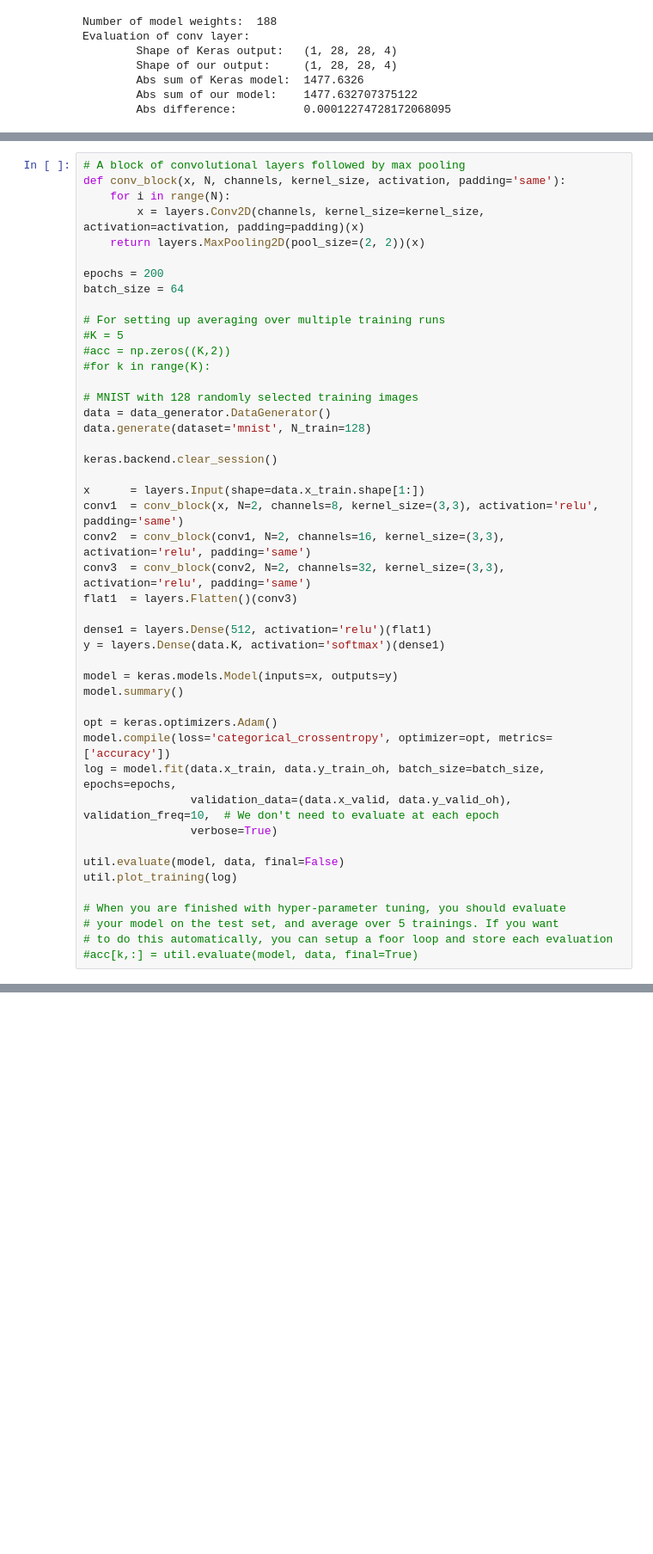
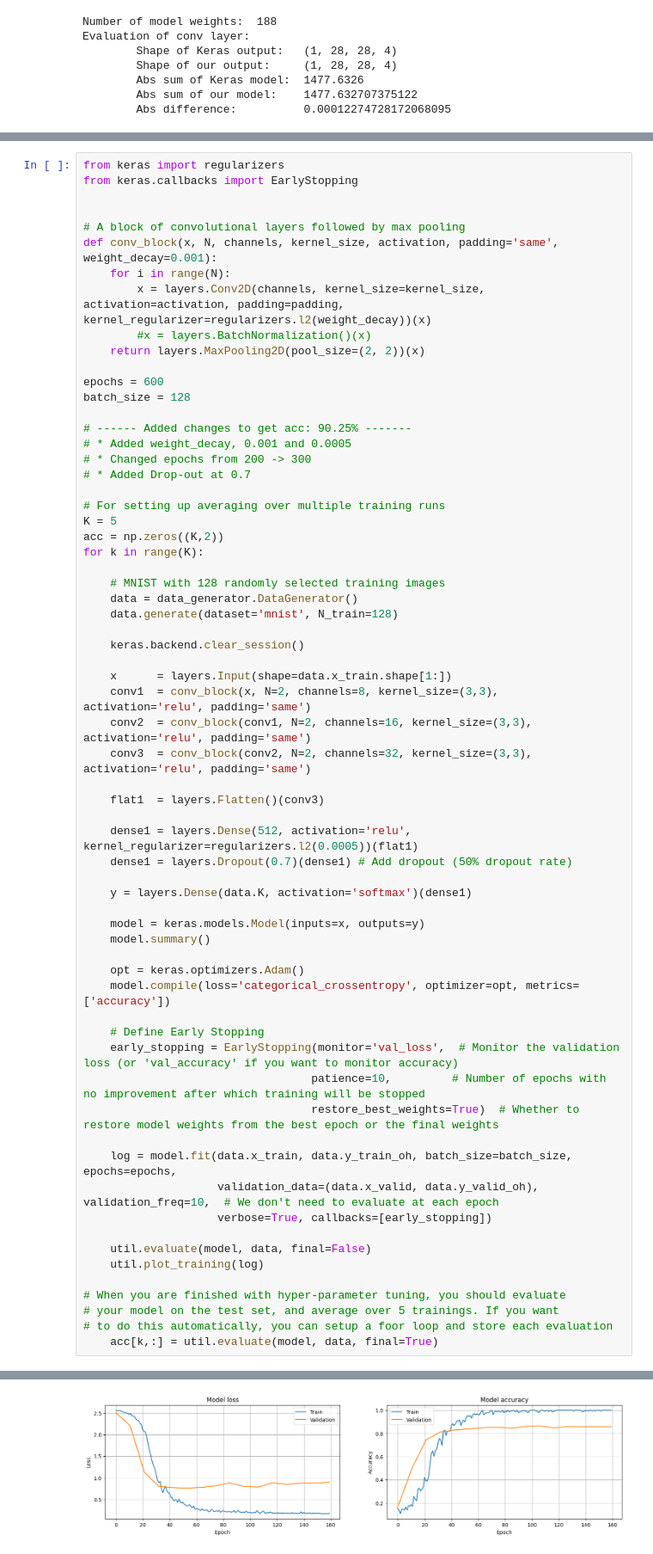
Before and after one commit to RavidElisabeth/TNM112, a Jupyter notebook: Lab02/lab02.ipynb, the cells around one changed output, grey strips where cells are left out. Shown at 86% size. Drawn from its saved outputs; the diff is of its cells as text; blank space fills up the shorter version.

```diff
--- a/Lab02/lab02.ipynb
+++ b/Lab02/lab02.ipynb
@@ -238,48 +238,68 @@ During your development, you test the performance on the validation set (util.ev
 
 For the final results, you should aim at having an average accuracy of at least 90% (which is quite good considering that we are only training on 128 images).
 # %%
+from keras import regularizers
+from keras.callbacks import EarlyStopping
+
+
 # A block of convolutional layers followed by max pooling
-def conv_block(x, N, channels, kernel_size, activation, padding='same'):
+def conv_block(x, N, channels, kernel_size, activation, padding='same', weight_decay=0.001):
     for i in range(N):
-        x = layers.Conv2D(channels, kernel_size=kernel_size, activation=activation, padding=padding)(x)
+        x = layers.Conv2D(channels, kernel_size=kernel_size, activation=activation, padding=padding, kernel_regularizer=regularizers.l2(weight_decay))(x)
+        #x = layers.BatchNormalization()(x)
     return layers.MaxPooling2D(pool_size=(2, 2))(x)
 
-epochs = 200
-batch_size = 64
+epochs = 600
+batch_size = 128
+
+# ------ Added changes to get acc: 90.25% -------
+# * Added weight_decay, 0.001 and 0.0005
+# * Changed epochs from 200 -> 300
+# * Added Drop-out at 0.7
 
 # For setting up averaging over multiple training runs
-#K = 5
-#acc = np.zeros((K,2))
-#for k in range(K):
+K = 5
+acc = np.zeros((K,2))
+for k in range(K):
 
-# MNIST with 128 randomly selected training images
-data = data_generator.DataGenerator()
-data.generate(dataset='mnist', N_train=128)
+    # MNIST with 128 randomly selected training images
+    data = data_generator.DataGenerator()
+    data.generate(dataset='mnist', N_train=128)
 
-keras.backend.clear_session()
+    keras.backend.clear_session()
 
-x      = layers.Input(shape=data.x_train.shape[1:])
-conv1  = conv_block(x, N=2, channels=8, kernel_size=(3,3), activation='relu', padding='same')
-conv2  = conv_block(conv1, N=2, channels=16, kernel_size=(3,3), activation='relu', padding='same')
-conv3  = conv_block(conv2, N=2, channels=32, kernel_size=(3,3), activation='relu', padding='same')
-flat1  = layers.Flatten()(conv3)
+    x      = layers.Input(shape=data.x_train.shape[1:])
+    conv1  = conv_block(x, N=2, channels=8, kernel_size=(3,3), activation='relu', padding='same')
+    conv2  = conv_block(conv1, N=2, channels=16, kernel_size=(3,3), activation='relu', padding='same')
+    conv3  = conv_block(conv2, N=2, channels=32, kernel_size=(3,3), activation='relu', padding='same')
 
-dense1 = layers.Dense(512, activation='relu')(flat1)
-y = layers.Dense(data.K, activation='softmax')(dense1)
+    flat1  = layers.Flatten()(conv3)
 
-model = keras.models.Model(inputs=x, outputs=y)
-model.summary()
+    dense1 = layers.Dense(512, activation='relu', kernel_regularizer=regularizers.l2(0.0005))(flat1)
+    dense1 = layers.Dropout(0.7)(dense1) # Add dropout (50% dropout rate)
 
-opt = keras.optimizers.Adam()
-model.compile(loss='categorical_crossentropy', optimizer=opt, metrics=['accuracy'])
-log = model.fit(data.x_train, data.y_train_oh, batch_size=batch_size, epochs=epochs,
-                validation_data=(data.x_valid, data.y_valid_oh), validation_freq=10,  # We don't need to evaluate at each epoch
-                verbose=True)
+    y = layers.Dense(data.K, activation='softmax')(dense1)
 
-util.evaluate(model, data, final=False)
-util.plot_training(log)
+    model = keras.models.Model(inputs=x, outputs=y)
+    model.summary()
+
+    opt = keras.optimizers.Adam()
+    model.compile(loss='categorical_crossentropy', optimizer=opt, metrics=['accuracy'])
+
+    # Define Early Stopping
+    early_stopping = EarlyStopping(monitor='val_loss',  # Monitor the validation loss (or 'val_accuracy' if you want to monitor accuracy)
+                                  patience=10,         # Number of epochs with no improvement after which training will be stopped
+                                  restore_best_weights=True)  # Whether to restore model weights from the best epoch or the final weights
+
+    log = model.fit(data.x_train, data.y_train_oh, batch_size=batch_size, epochs=epochs,
+                    validation_data=(data.x_valid, data.y_valid_oh), validation_freq=10,  # We don't need to evaluate at each epoch
+                    verbose=True, callbacks=[early_stopping])
+
+    util.evaluate(model, data, final=False)
+    util.plot_training(log)
 
 # When you are finished with hyper-parameter tuning, you should evaluate
 # your model on the test set, and average over 5 trainings. If you want
 # to do this automatically, you can setup a foor loop and store each evaluation
-#acc[k,:] = util.evaluate(model, data, final=True)
+    acc[k,:] = util.evaluate(model, data, final=True)
+# %% [output]
@@ -285,0 +351 @@ util.plot_training(log)
+[figure, added]
```
Also changed, not shown: parts of 1 cell of this notebook, 1 other file.
